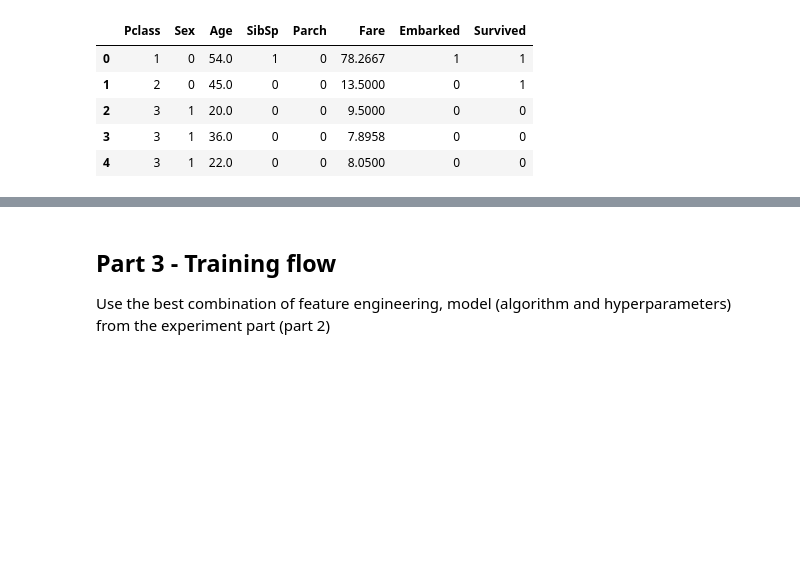
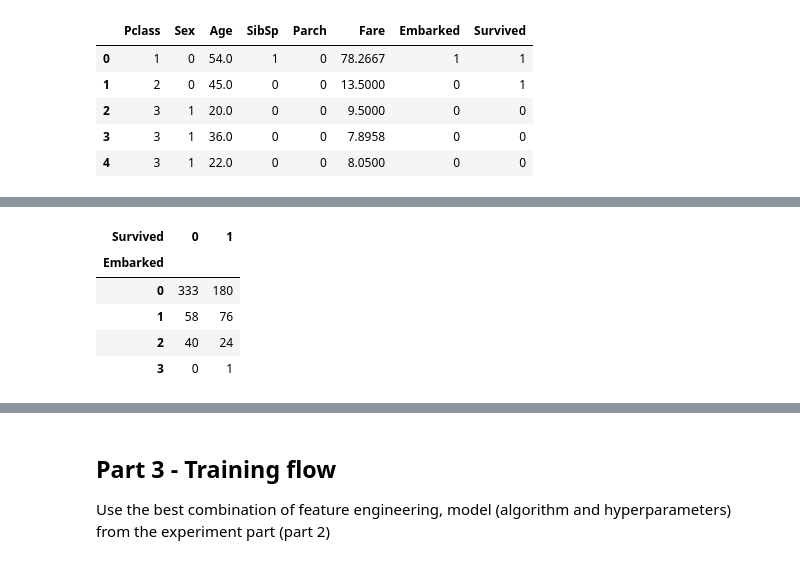
Before and after one commit to OrenIlu/Assignment2_supervised_learning_flow_TITANIC, a Jupyter notebook: Assignment2_supervised_learning_flow.ipynb, the cells around one changed output, grey strips where cells are left out. Drawn from its saved outputs; the diff is of its cells as text; code cells hidden in the pictures; blank space fills up the shorter version.

```diff
--- a/Assignment2_supervised_learning_flow.ipynb
+++ b/Assignment2_supervised_learning_flow.ipynb
@@ -49 +61,11 @@ Train dataset:
+# %%
+# Showing a cross tabulation to show how many survived from each port of embarkation
+pd.crosstab(train_df['Embarked'],train_df['Survived'])
+# %% [output]
+| Survived | 0 | 1 |
+| Embarked |  |  |
+| 0 | 333 | 180 |
+| 1 | 58 | 76 |
+| 2 | 40 | 24 |
+| 3 | 0 | 1 |
 # %%
```
Also changed, not shown: parts of 7 cells of this notebook.
